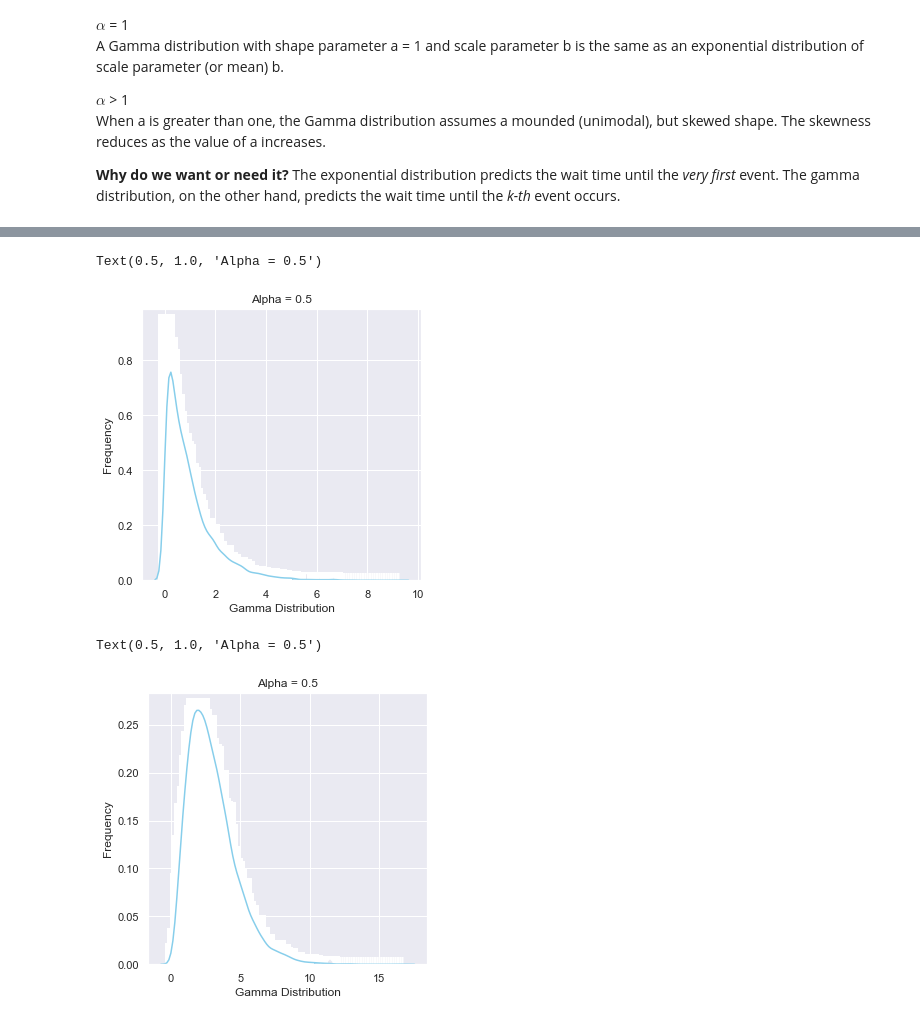
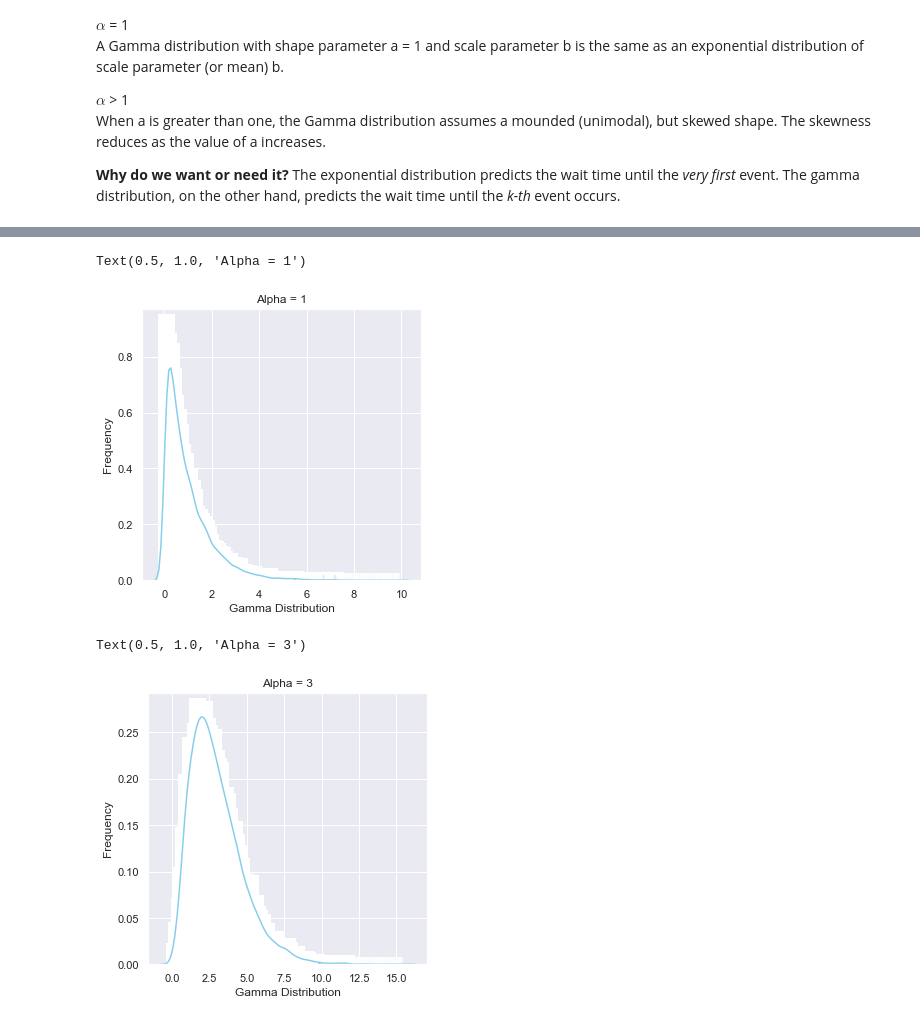
Before and after one commit to ianlim28/statistical_thinking, a Jupyter notebook: Data Distributions.ipynb, the cells around one changed output, grey strips where cells are left out. Saved outputs shown, nothing was run; the diff lists cells and outputs as text; code cells hidden in the pictures.

```diff
--- a/Data Distributions.ipynb
+++ b/Data Distributions.ipynb
@@ -198,20 +210,20 @@ ax = sns.distplot(data_gamma,
                   color='skyblue',
                   hist_kws={"linewidth": 15,'alpha':1})
 ax.set(xlabel='Gamma Distribution', ylabel='Frequency')
-ax.set_title('Alpha = 0.5')
+ax.set_title('Alpha = 1')
 # %% [output]
-Text(0.5, 1.0, 'Alpha = 0.5')
+Text(0.5, 1.0, 'Alpha = 1')
-[figure, old version]
+[figure, new version]
 # %%
 data_gamma = gamma.rvs(a=3, size=10000)
 
 ax = sns.distplot(data_gamma,
                   kde=True,
                   bins=100,
                   color='skyblue',
                   hist_kws={"linewidth": 15,'alpha':1})
 ax.set(xlabel='Gamma Distribution', ylabel='Frequency')
-ax.set_title('Alpha = 0.5')
+ax.set_title('Alpha = 3')
 # %% [output]
-Text(0.5, 1.0, 'Alpha = 0.5')
+Text(0.5, 1.0, 'Alpha = 3')
-[figure, old version]
+[figure, new version]
```
Also changed, not shown: parts of 7 cells of this notebook.
